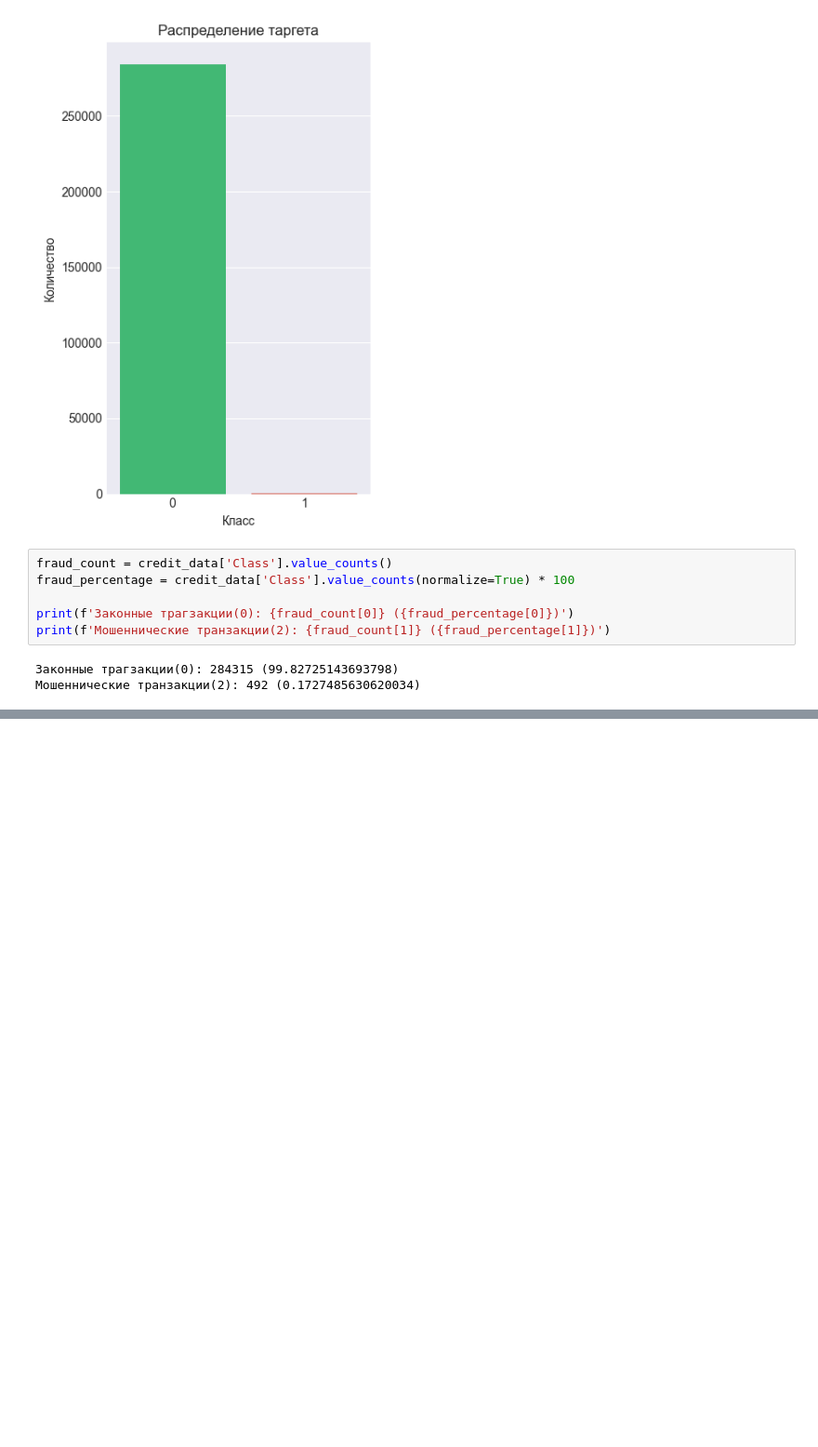
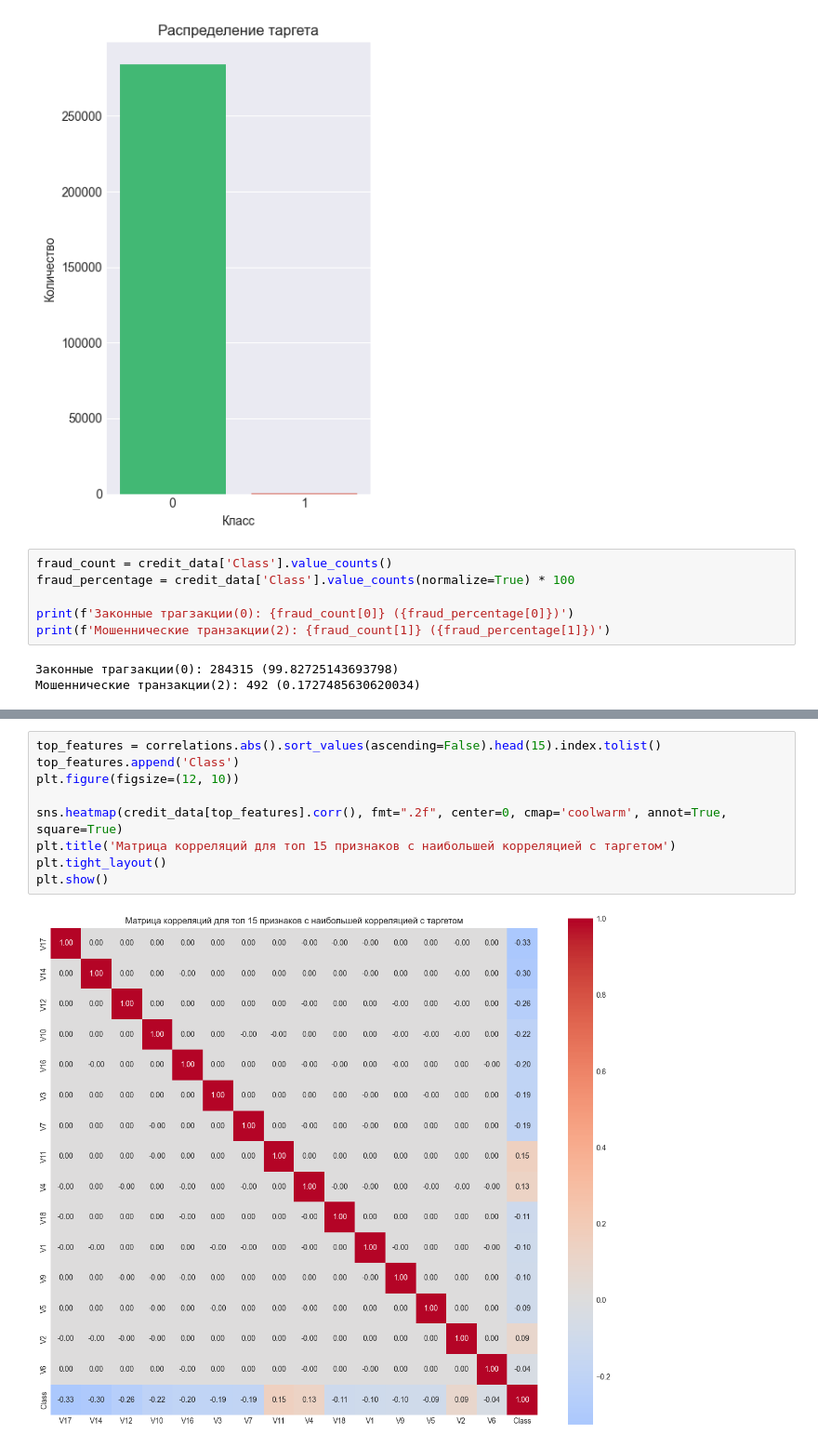
Before and after one commit to curiuwu/Machine-Learning-projects, a Jupyter notebook: credit_fraude_detection/credit_fraud_detection.ipynb, the cells around one changed output, grey strips where cells are left out. Shown at 93% size. Saved outputs shown, nothing was run; the diff lists cells and outputs as text; blank space fills up the shorter version.

```diff
--- a/credit_fraude_detection/credit_fraud_detection.ipynb
+++ b/credit_fraude_detection/credit_fraud_detection.ipynb
@@ -132,0 +185,11 @@ print(f'Мошеннические транзакции(2): {fraud_count[1]} ({f
+# %%
+top_features = correlations.abs().sort_values(ascending=False).head(15).index.tolist()
+top_features.append('Class')
+plt.figure(figsize=(12, 10))
+
+sns.heatmap(credit_data[top_features].corr(), fmt=".2f", center=0, cmap='coolwarm', annot=True, square=True)
+plt.title('Матрица корреляций для топ 15 признаков с наибольшей корреляцией с таргетом')
+plt.tight_layout()
+plt.show()
+# %% [output]
+[figure, added]
```
Also changed, not shown: parts of 30 cells of this notebook.
